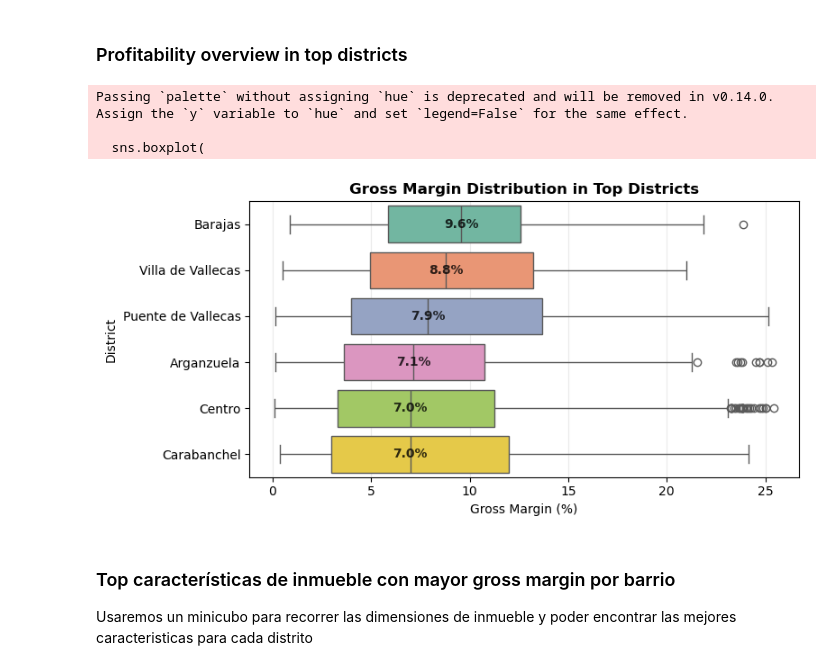
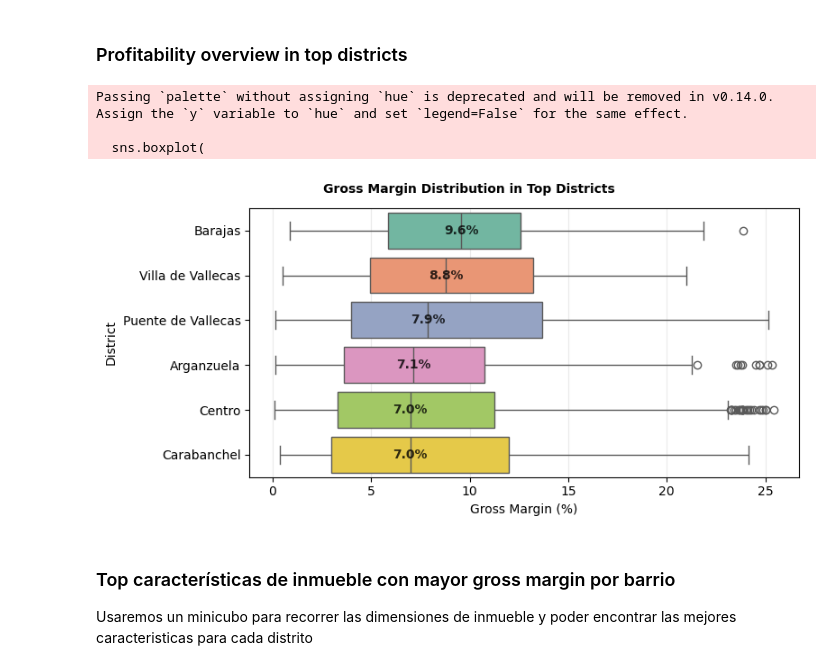
Before and after one commit to jordipsans/madrid-tourist-rental-opportunity-analysis, a Jupyter notebook: notebooks/03_Analisis.ipynb, the cells around one changed output. Saved outputs shown, nothing was run; the diff lists cells and outputs as text; code cells hidden in the pictures.

```diff
--- a/notebooks/03_Analisis.ipynb
+++ b/notebooks/03_Analisis.ipynb
@@ -183,36 +183,36 @@ sns.boxplot(
 )
 
 # Añadir mediana
 medians = df_top_districts.groupby("neighbourhood_group")["gross_margin"].median()
 
 for i, district in enumerate(district_order):
     median = medians.loc[district]
 
     ax.text(median, i, f"{median:.1f}%", ha="center", va="center", fontweight="bold", alpha=0.8)
 
 ax.set(
     xlabel="Gross Margin (%)",
     ylabel="District",
     title="Gross Margin Distribution by District"
 )
-ax.set_title("Gross Margin Distribution in Top Districts", fontsize=12, fontweight="bold")
+ax.set_title("Gross Margin Distribution in Top Districts", fontsize=10, fontweight="bold", va='center',loc="center", x=0.4,  pad=15)
 
 ax.grid(axis="x", alpha=0.25)
 
 plt.tight_layout()
 
 plt.savefig(
     f"{GRAPHICS_PATH}/gross_margin_top_districts.png",
-    dpi=300,
+    dpi=100,
     bbox_inches="tight"
 )
 
 plt.show()
 # %% [output]
 Passing `palette` without assigning `hue` is deprecated and will be removed in v0.14.0. Assign the `y` variable to `hue` and set `legend=False` for the same effect.
 
   sns.boxplot(
-[figure, old version]
+[figure, new version]
 # %% [markdown]
 ### Top características de inmueble con mayor gross margin por barrio
 Usaremos un minicubo para recorrer las dimensiones de inmueble y poder encontrar las mejores caracteristicas para cada distrito
```
Also changed, not shown: parts of 8 cells of this notebook, 12 other files.
